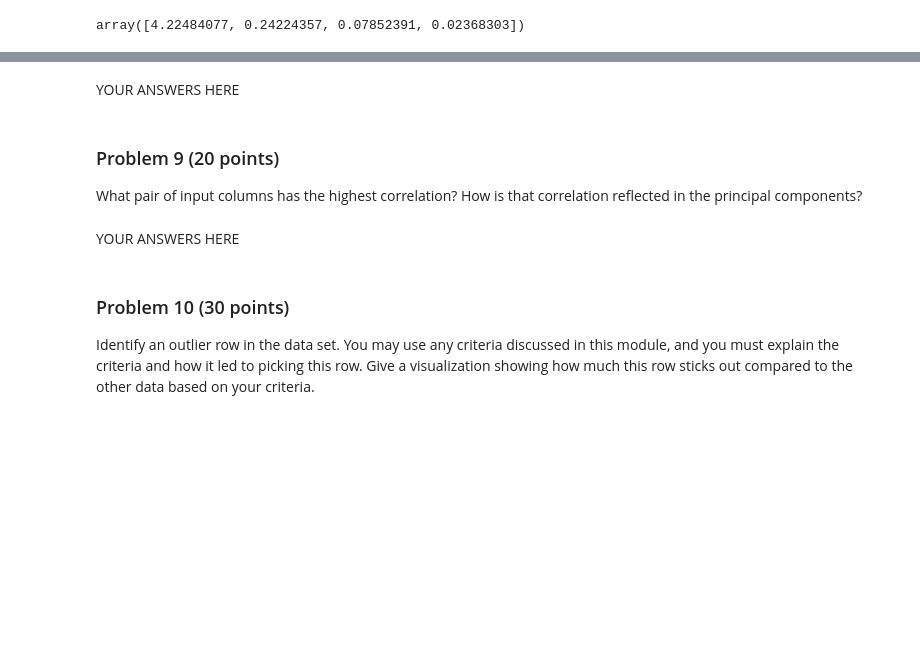
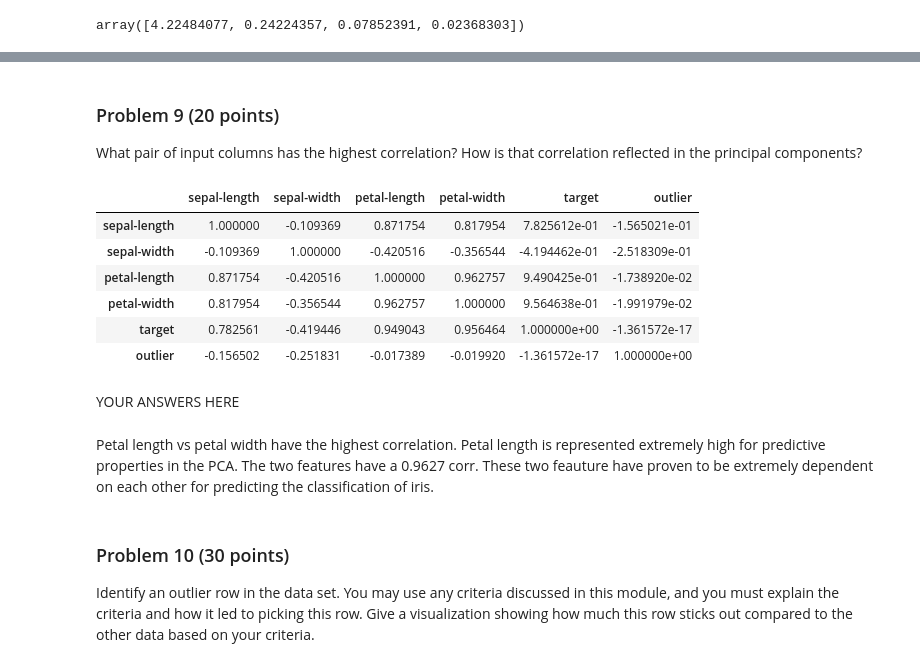
Before and after one commit to manningdbu/dx601-project-Manning, a Jupyter notebook: final_project.ipynb, the cells around one changed output, grey strips where cells are left out. Cells and saved outputs as stored; diff of their text form; code cells hidden in the pictures; blank space fills up the shorter version.

```diff
--- a/final_project.ipynb
+++ b/final_project.ipynb
@@ -495,7 +559,20 @@ array([4.22484077, 0.24224357, 0.07852391, 0.02368303])
+# %% [markdown]
+### Problem 9 (20 points)
+
+What pair of input columns has the highest correlation?
+How is that correlation reflected in the principal components?
+# %%
+
+iris = iris.drop(columns=[col for col in iris.columns if col.startswith('z_')])
+core = iris.corr()
+core
+# %% [output]
+|  | sepal-length | sepal-width | petal-length | petal-width | target | outlier |
+| sepal-length | 1.000000 | -0.109369 | 0.871754 | 0.817954 | 7.825612e-01 | -1.565021e-01 |
+| sepal-width | -0.109369 | 1.000000 | -0.420516 | -0.356544 | -4.194462e-01 | -2.518309e-01 |
+| petal-length | 0.871754 | -0.420516 | 1.000000 | 0.962757 | 9.490425e-01 | -1.738920e-02 |
+| petal-width | 0.817954 | -0.356544 | 0.962757 | 1.000000 | 9.564638e-01 | -1.991979e-02 |
+| target | 0.782561 | -0.419446 | 0.949043 | 0.956464 | 1.000000e+00 | -1.361572e-17 |
+| outlier | -0.156502 | -0.251831 | -0.017389 | -0.019920 | -1.361572e-17 | 1.000000e+00 |
 # %% [markdown]
 YOUR ANSWERS HERE
-# %% [markdown]
-### Problem 9 (20 points)
-
-What pair of input columns has the highest correlation?
-How is that correlation reflected in the principal components?
@@ -504,5 +579,5 @@ How is that correlation reflected in the principal components?
-# %% [markdown]
-YOUR ANSWERS HERE
+# %% [markdown]
+Petal length vs petal width have the highest correlation. Petal length is represented extremely high for predictive properties in the PCA. The two features have a 0.9627 corr. These two feauture have proven to be extremely dependent on each other for predicting the classification of iris.
 # %% [markdown]
 ### Problem 10 (30 points)
 
```
Also changed, not shown: parts of 14 cells of this notebook.
